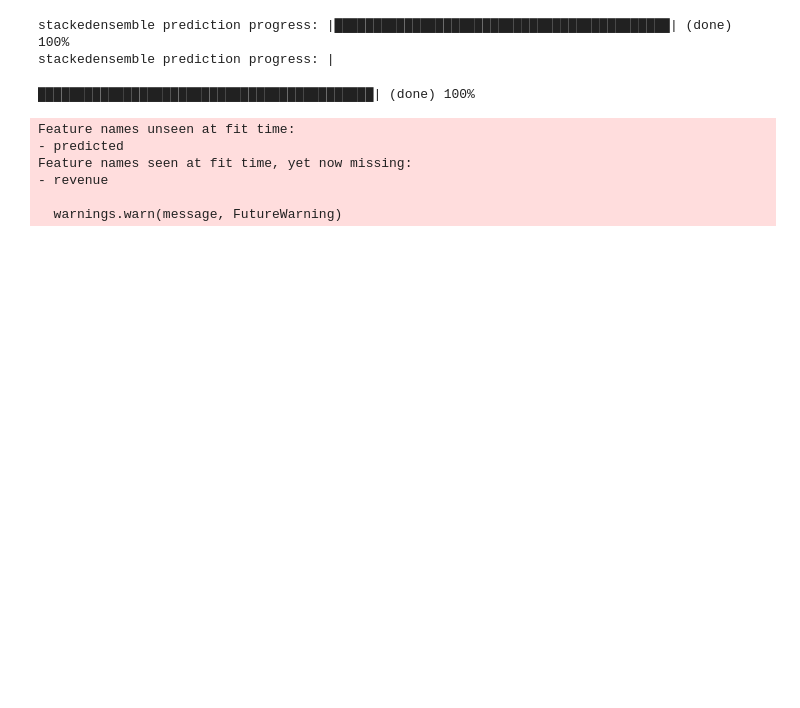
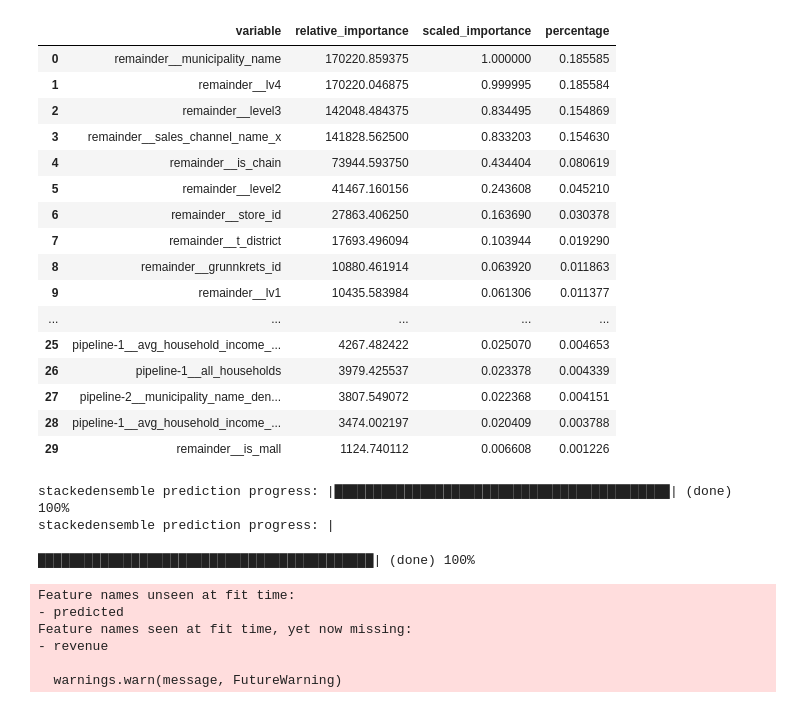
Before and after one commit to nicolaswon/tdt4173, a Jupyter notebook: notebooks/shared/ml.ipynb, the cells around one changed output. Cells and saved outputs as stored; diff of their text form; code cells hidden in the pictures; blank space fills up the shorter version.

```diff
--- a/notebooks/shared/ml.ipynb
+++ b/notebooks/shared/ml.ipynb
@@ -331,7 +355,25 @@ Cross-Validation Metrics Summary:
 [tips] Use `model.explain()` to inspect the model. -- Use `h2o.display.toggle_user_tips()` to switch on/off this section.
 # %%
 m = h2o.get_model(lb[3,"model_id"])
-m.varimp(use_pandas=True).to_csv("_features2.csv")
+m.varimp(use_pandas=True)
+# %% [output]
+|  | variable | relative_importance | scaled_importance | percentage |
+| 0 | remainder__municipality_name | 170220.859375 | 1.000000 | 0.185585 |
+| 1 | remainder__lv4 | 170220.046875 | 0.999995 | 0.185584 |
+| 2 | remainder__level3 | 142048.484375 | 0.834495 | 0.154869 |
+| 3 | remainder__sales_channel_name_x | 141828.562500 | 0.833203 | 0.154630 |
+| 4 | remainder__is_chain | 73944.593750 | 0.434404 | 0.080619 |
+| 5 | remainder__level2 | 41467.160156 | 0.243608 | 0.045210 |
+| 6 | remainder__store_id | 27863.406250 | 0.163690 | 0.030378 |
+| 7 | remainder__t_district | 17693.496094 | 0.103944 | 0.019290 |
+| 8 | remainder__grunnkrets_id | 10880.461914 | 0.063920 | 0.011863 |
+| 9 | remainder__lv1 | 10435.583984 | 0.061306 | 0.011377 |
+| ... | ... | ... | ... | ... |
+| 25 | pipeline-1__avg_household_income_... | 4267.482422 | 0.025070 | 0.004653 |
+| 26 | pipeline-1__all_households | 3979.425537 | 0.023378 | 0.004339 |
+| 27 | pipeline-2__municipality_name_den... | 3807.549072 | 0.022368 | 0.004151 |
+| 28 | pipeline-1__avg_household_income_... | 3474.002197 | 0.020409 | 0.003788 |
+| 29 | remainder__is_mall | 1124.740112 | 0.006608 | 0.001226 |
 # %%
 preds_avg = aml.predict(test)
 preds_best = aml.leader.predict(test)
```
Also changed, not shown: parts of 16 cells of this notebook, 10 other files.
